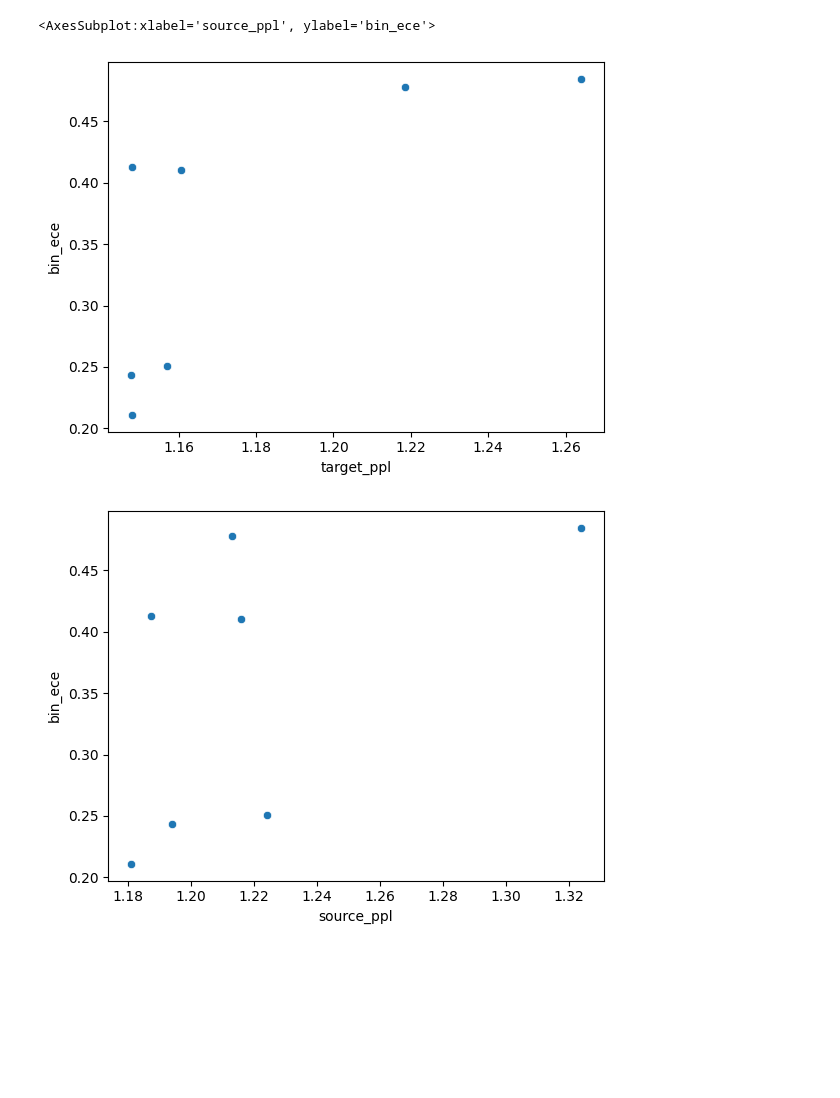
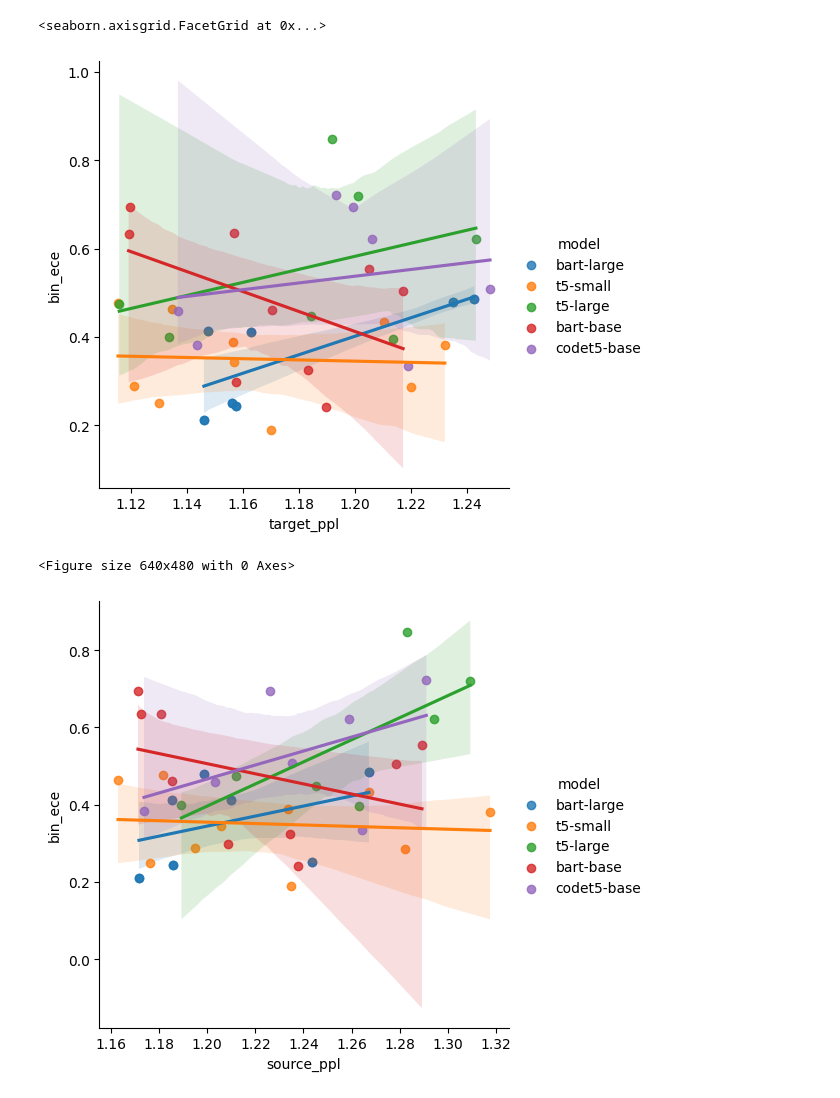
Before and after one commit to esteng/calibration_miso, a Jupyter notebook: analysis/calibration_sql_ppl_plots.ipynb, the cells around one changed output. Saved outputs shown, nothing was run; the diff lists cells and outputs as text; code cells hidden in the pictures; blank space fills up the shorter version.

Commit message:
data update and plots

```diff
--- a/analysis/calibration_sql_ppl_plots.ipynb
+++ b/analysis/calibration_sql_ppl_plots.ipynb
@@ -16,14 +11,0 @@ bart_min_probs, bart_mean_probs, bart_exact_accs = get_probs_and_accs_benchclamp
-# %%
-ece_metric = ECEMetric(n_bins=10, binning_strategy="adaptive")
-(min_values_em,
-min_bins,
-min_bin_number) = ece_metric.adaptive_bin(bart_min_probs, bart_exact_accs)
-
-# convert exact match accuracy to evaluation accuracy
-# print(f"getting sql execution accuracy for each bin")
-# min_execution_accs = get_accs_sql(bart_data, spider_gold_path, min_bin_number)
-# print(f"replacing exact match accuracy with execution accuracy...")
-# replace the accuracies with copies of the average for computing the ECE on the eval match accuracy
-
-min_df_to_plot_em = ece_metric.bins_to_df(min_values_em, min_bins, min_bin_number)
-# min_df_to_plot_ev = ece_metric.bins_to_df(min_values_ev, min_bins, min_bin_number)
@@ -32,12 +11,0 @@ replacing exact match accuracy with execution accuracy...
-# %%
-min_df_to_plot_em.columns
-
-source_ppl_data = json.load(open("spider_test_by_bart_bin/conf_and_ppl_source.json"))
-target_ppl_data = json.load(open("spider_test_by_bart_bin/conf_and_ppl_target.json"))
-
-# sort by confidence, decreasing
-target_ppl_data = sorted(target_ppl_data, key=lambda x: x[0], reverse=True)
-source_ppl_data = sorted(source_ppl_data, key=lambda x: x[0], reverse=True)
-# add source data to df
-min_df_to_plot_em['target_ppl'] = [x[1] for x in target_ppl_data]
-min_df_to_plot_em['source_ppl'] = [x[1] for x in source_ppl_data]
@@ -44,14 +67,21 @@ min_df_to_plot_em['source_ppl'] = [x[1] for x in source_ppl_data]
+# %%
+# concat all dfs
+all_dfs = pd.concat(all_dfs)
 # %%
 # ece is absolute difference between model and correct
 
-min_df_to_plot_em['bin_ece'] = min_df_to_plot_em['prob_model'] - min_df_to_plot_em['prob_correct']
-min_df_to_plot_em['bin_ece'] = min_df_to_plot_em['bin_ece'].abs()
+# min_df_to_plot_em['bin_ece'] = min_df_to_plot_em['prob_model'] - min_df_to_plot_em['prob_correct']
+# min_df_to_plot_em['bin_ece'] = min_df_to_plot_em['bin_ece'].abs()
+all_dfs['bin_ece'] = all_dfs['prob_model'] - all_dfs['prob_correct']
+all_dfs['bin_ece'] = all_dfs['bin_ece'].abs()
 # %%
 
-sns.scatterplot(data= min_df_to_plot_em, x='target_ppl', y='bin_ece')
+
+sns.lmplot(data= all_dfs, x='target_ppl', y='bin_ece', scatter=True, hue="model")
 plt.figure()
-sns.scatterplot(data= min_df_to_plot_em, x='source_ppl', y='bin_ece')
+sns.lmplot(data= all_dfs, x='source_ppl', y='bin_ece', scatter=True, hue="model")
 # %% [output]
-<AxesSubplot:xlabel='source_ppl', ylabel='bin_ece'>
+<seaborn.axisgrid.FacetGrid at 0x...>
-[figure, old version]
+[figure, new version]
+<Figure size 640x480 with 0 Axes>
-[figure, old version]
+[figure, new version]
```
Also changed, not shown: parts of 4 cells of this notebook, 26 other files.
